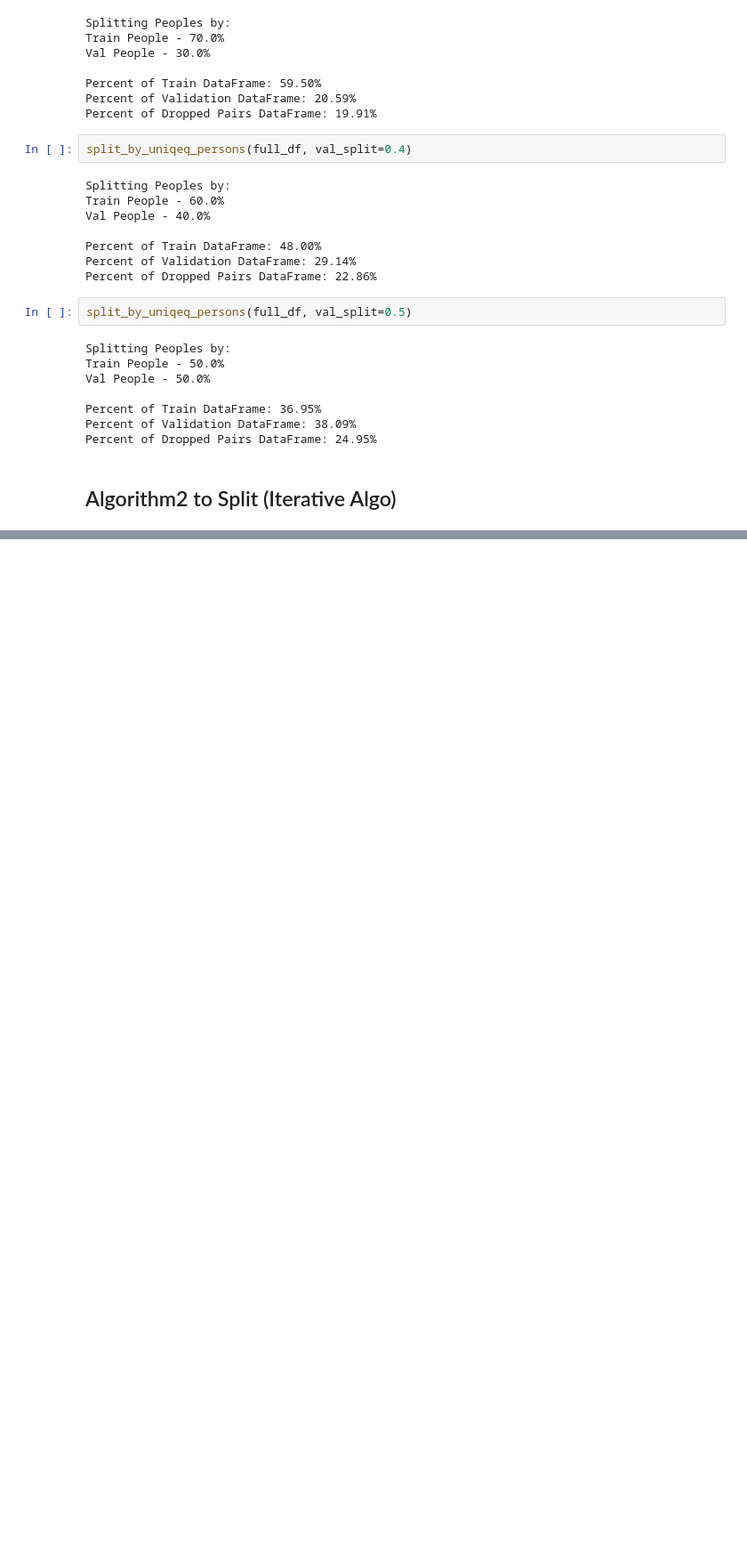
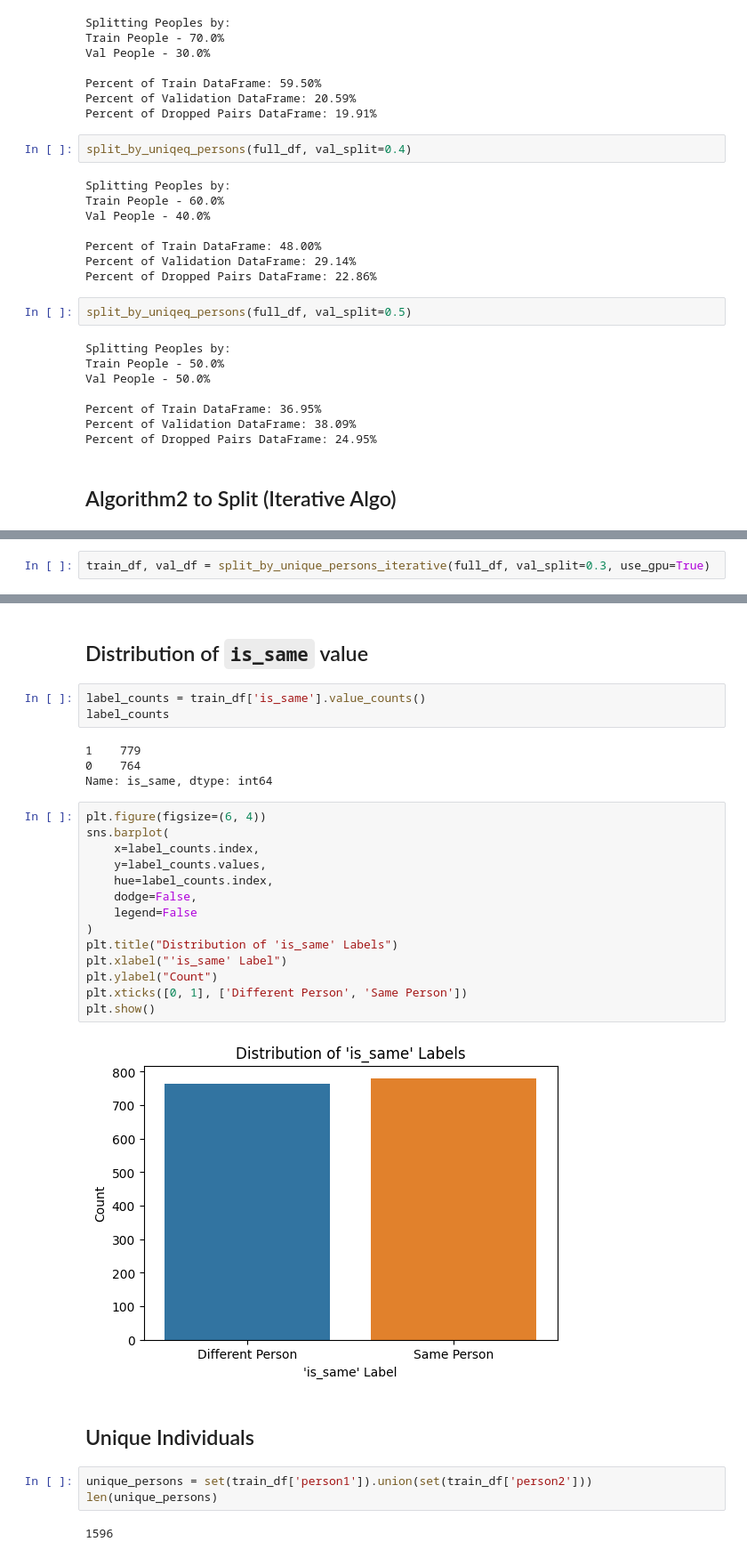
Before and after one commit to liav2002/One-Shot-Facial-Recognition, a Jupyter notebook: notebooks/EDA.ipynb, the cells around one changed output, grey strips where cells are left out. Shown at 89% size. Saved outputs shown, nothing was run; the diff lists cells and outputs as text; blank space fills up the shorter version.

Commit message:
update notebook with spliting function

```diff
--- a/notebooks/EDA.ipynb
+++ b/notebooks/EDA.ipynb
@@ -566,0 +586,2 @@ def split_by_unique_persons_iterative(full_df, val_split=0.2, random_seed=42, us
+# %%
+train_df, val_df = split_by_unique_persons_iterative(full_df, val_split=0.3, use_gpu=True)
@@ -566,0 +655,32 @@ def split_by_unique_persons_iterative(full_df, val_split=0.2, random_seed=42, us
+# %% [markdown]
+## Distribution of `is_same` value
+# %%
+label_counts = train_df['is_same'].value_counts()
+label_counts
+# %% [output]
+1    779
+0    764
+Name: is_same, dtype: int64
+# %%
+plt.figure(figsize=(6, 4))
+sns.barplot(
+    x=label_counts.index,
+    y=label_counts.values,
+    hue=label_counts.index,
+    dodge=False,
+    legend=False
+)
+plt.title("Distribution of 'is_same' Labels")
+plt.xlabel("'is_same' Label")
+plt.ylabel("Count")
+plt.xticks([0, 1], ['Different Person', 'Same Person'])
+plt.show()
+# %% [output]
+[figure, added]
+# %% [markdown]
+## Unique Individuals
+# %%
+unique_persons = set(train_df['person1']).union(set(train_df['person2']))
+len(unique_persons)
+# %% [output]
+1596
```
Also changed, not shown: parts of 38 cells of this notebook.
